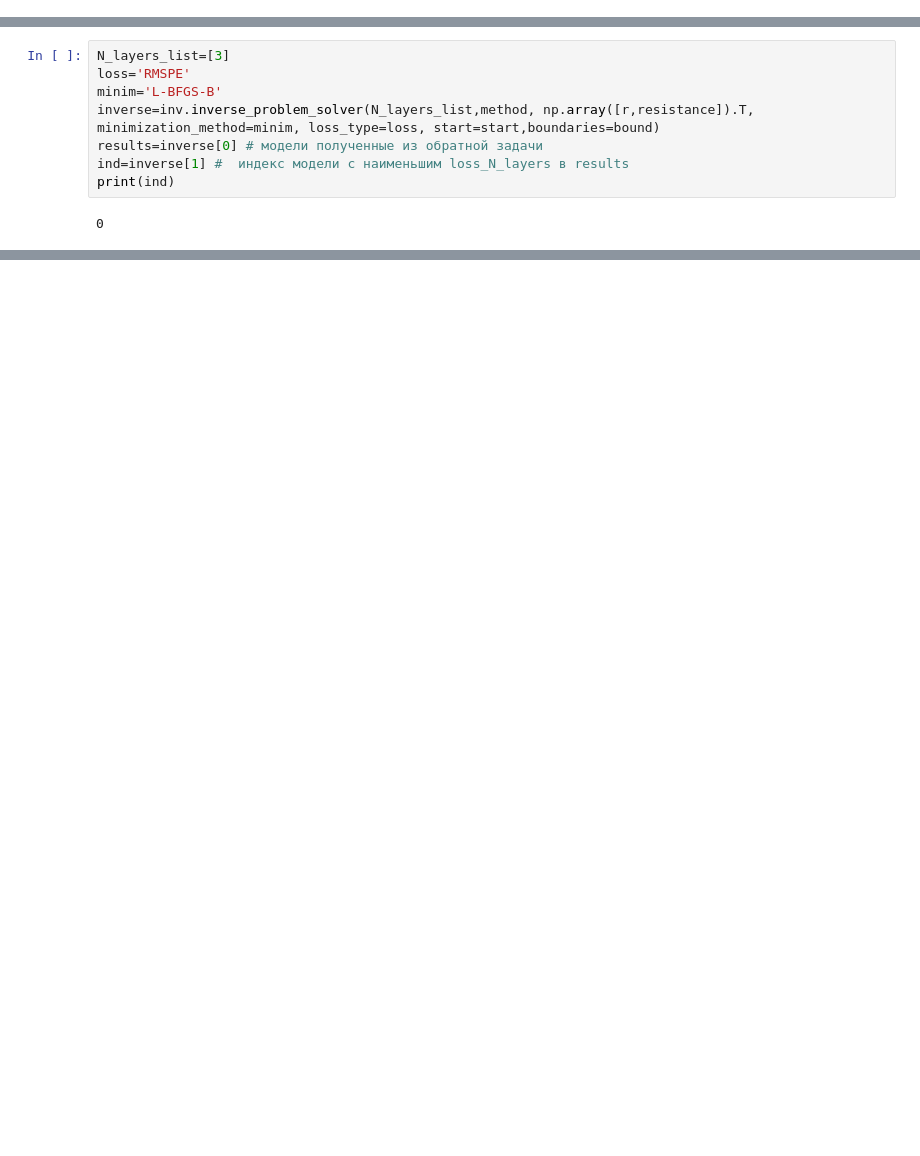
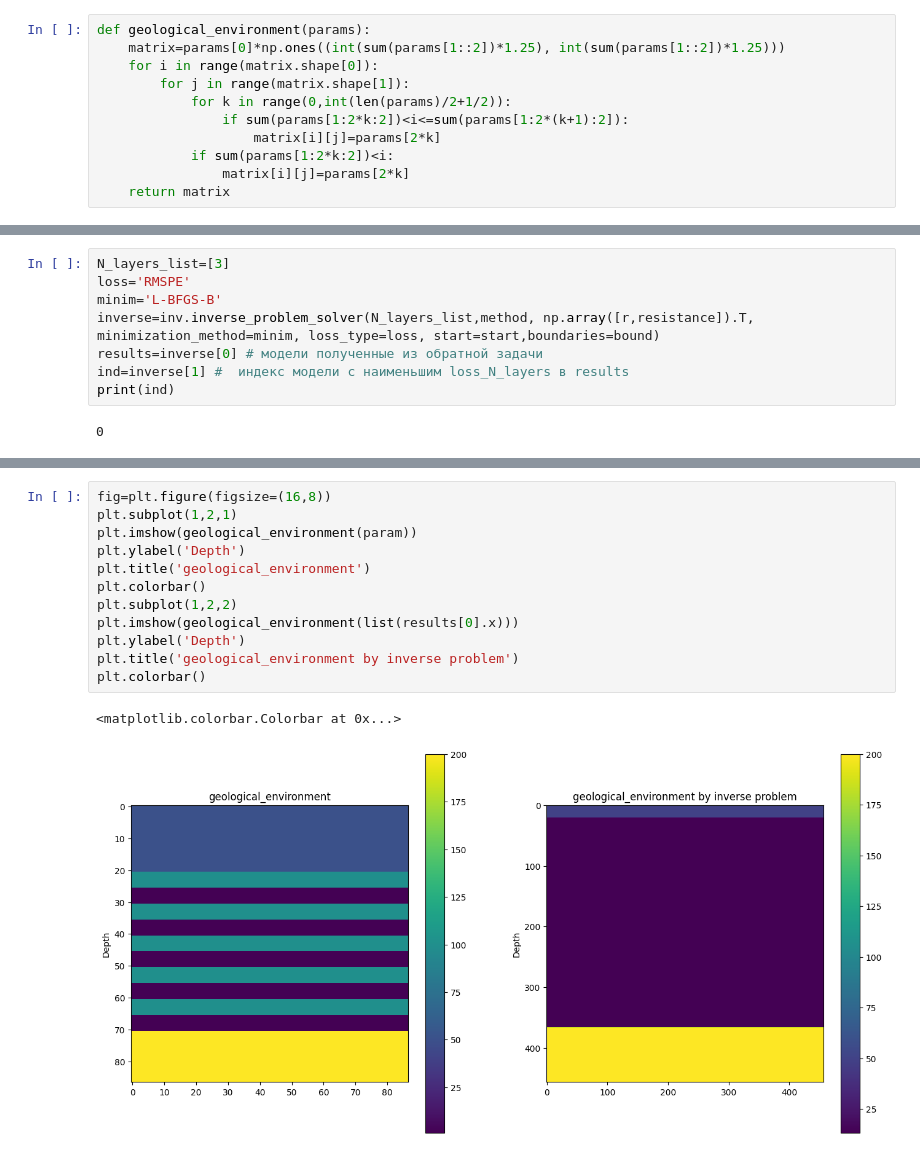
Before and after one commit to arty0mkha/electrical-prospecting, a Jupyter notebook: comparation.ipynb, the cells around one changed output, grey strips where cells are left out. Cells and saved outputs as stored; diff of their text form; blank space fills up the shorter version.

```diff
--- a/comparation.ipynb
+++ b/comparation.ipynb
@@ -4,4 +4,15 @@ import numpy as np
 import scipy as sp
 from code import inverse_problem as inv
 from code import direct_problem as direct
+# %%
+def geological_environment(params):
+    matrix=params[0]*np.ones((int(sum(params[1::2])*1.25), int(sum(params[1::2])*1.25)))
+    for i in range(matrix.shape[0]):
+        for j in range(matrix.shape[1]):
+            for k in range(0,int(len(params)/2+1/2)):
+                if sum(params[1:2*k:2])<i<=sum(params[1:2*(k+1):2]):
+                    matrix[i][j]=params[2*k]
+            if sum(params[1:2*k:2])<i:
+                matrix[i][j]=params[2*k]
+    return matrix
 # %%
@@ -81,0 +93,15 @@ array([ 50.10013778,  28.14683292,   8.52547341, 203.50685035,
+# %%
+fig=plt.figure(figsize=(16,8))
+plt.subplot(1,2,1)
+plt.imshow(geological_environment(param))
+plt.ylabel('Depth')
+plt.title('geological_environment')
+plt.colorbar()
+plt.subplot(1,2,2)
+plt.imshow(geological_environment(list(results[0].x)))
+plt.ylabel('Depth')
+plt.title('geological_environment by inverse problem')
+plt.colorbar()
+# %% [output]
+<matplotlib.colorbar.Colorbar at 0x...>
+[figure, added]
```
Also changed, not shown: parts of 9 cells of this notebook.
